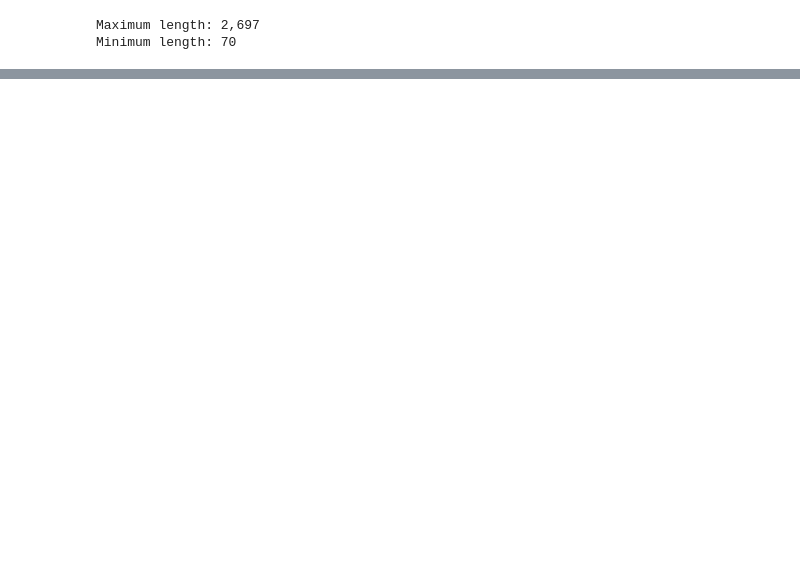
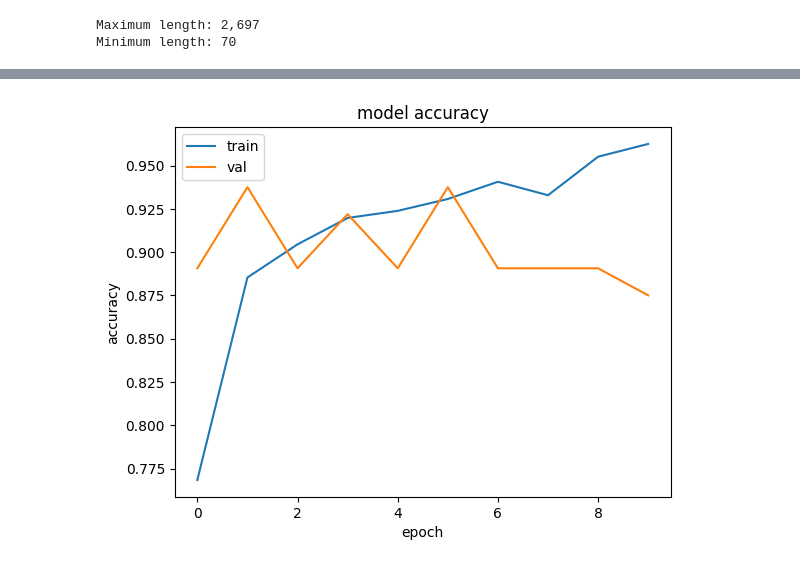
Before and after one commit to ChristopherDaigle/udacity_nlp_nanodeg, a Jupyter notebook: 02_computing-with-NLP/04_sentiment_analysis.ipynb, the cells around one changed output, grey strips where cells are left out. Cells and saved outputs as stored; diff of their text form; code cells hidden in the pictures; blank space fills up the shorter version.

Commit message:
notebook: sentiment analysis with LSTM - overfit - demo

```diff
--- a/02_computing-with-NLP/04_sentiment_analysis.ipynb
+++ b/02_computing-with-NLP/04_sentiment_analysis.ipynb
@@ -833,0 +847,17 @@ Minimum length: 70
+# %%
+from keras.models import Sequential
+from keras.layers import Embedding, LSTM, Dense, Dropout
+
+# TODO: Design your model
+embedding_size = 32
+model = Sequential()
+model.add(Embedding(vocabulary_size, embedding_size, input_length=max_words))
+model.add(LSTM(100,dropout=0.1))
+model.add(Dense(1, activation='sigmoid'))
+
+
+print(model.summary())
+print(f"Input Size: {vocabulary_size}")
+print(f"Dense Embedding Size: {embedding_size}")
+print(model.layers[0].output)
+# print(f"{model.layers[index].output for index in range(len(model.layers))}")
@@ -833,0 +901,3 @@ Minimum length: 70
+# %%
+# TODO: Compile your model, specifying a loss function, optimizer, and metrics
+model.compile(loss='binary_crossentropy', optimizer='adam', metrics=['accuracy'])
@@ -833,0 +912,15 @@ Minimum length: 70
+# %%
+start_time = time.time()
+# TODO: Specify training parameters: batch size and number of epochs
+batch_size = 32
+num_epochs = 10
+
+# TODO(optional): Reserve/specify some training data for validation (not to be used for training)
+X_valid, y_valid = X_train[:batch_size], y_train[:batch_size]  # first batch_size samples
+X_train2, y_train2 = X_train[batch_size:], y_train[batch_size:]  # rest for training
+
+# TODO: Train your model
+history = model.fit(X_train2, y_train2,
+          validation_data=(X_valid, y_valid),
+          batch_size=batch_size, epochs=num_epochs)
+print(f"--- {(time.time() - start_time) / 60:,} minutes ---")
@@ -833,0 +947,10 @@ Minimum length: 70
+# %%
+plt.plot(history.history['accuracy'])
+plt.plot(history.history['val_accuracy'])
+plt.title('model accuracy')
+plt.ylabel('accuracy')
+plt.xlabel('epoch')
+plt.legend(['train', 'val'], loc='upper left')
+plt.show()
+# %% [output]
+[figure, added]
```
Also changed, not shown: parts of 24 cells of this notebook.
